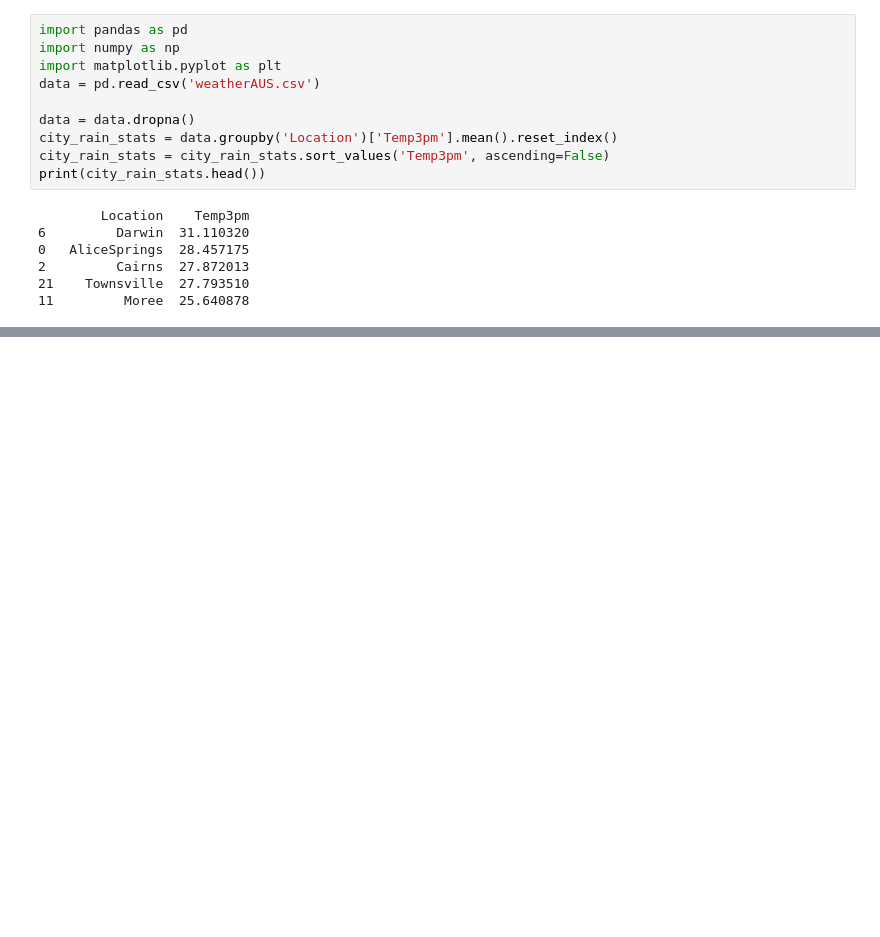
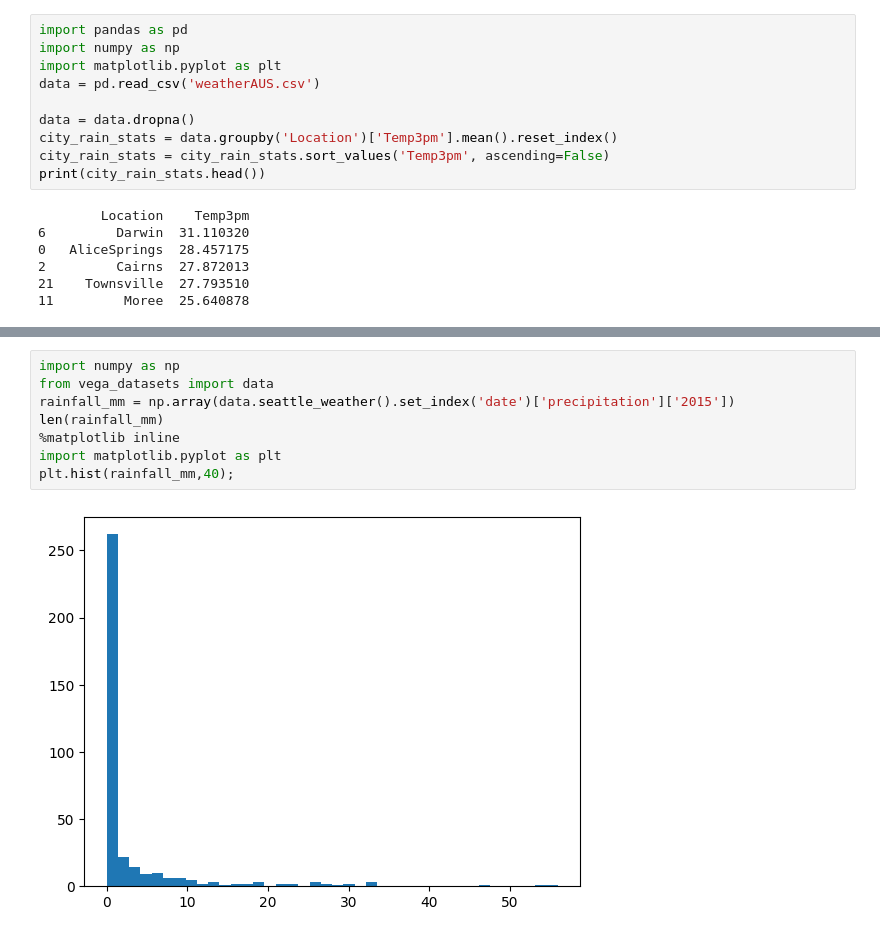
Before and after one commit to ldk618/weather-classification-baseline, a Jupyter notebook: weather_learning.ipynb, the cells around one changed output, grey strips where cells are left out. Drawn from its saved outputs; the diff is of its cells as text; blank space fills up the shorter version.

```diff
--- a/weather_learning.ipynb
+++ b/weather_learning.ipynb
@@ -82,0 +100,10 @@ print(city_rain_stats.head())
+# %%
+import numpy as np
+from vega_datasets import data
+rainfall_mm = np.array(data.seattle_weather().set_index('date')['precipitation']['2015'])
+len(rainfall_mm)
+%matplotlib inline
+import matplotlib.pyplot as plt
+plt.hist(rainfall_mm,40);
+# %% [output]
+[figure, added]
```
Also changed, not shown: parts of 4 cells of this notebook.
